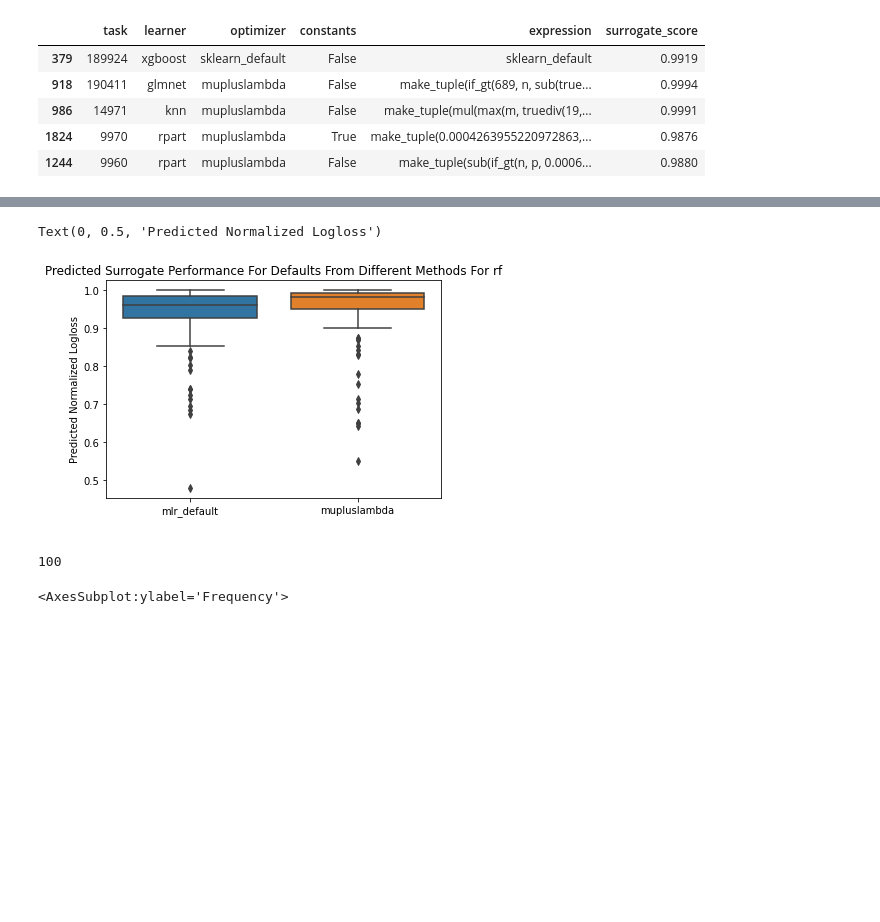
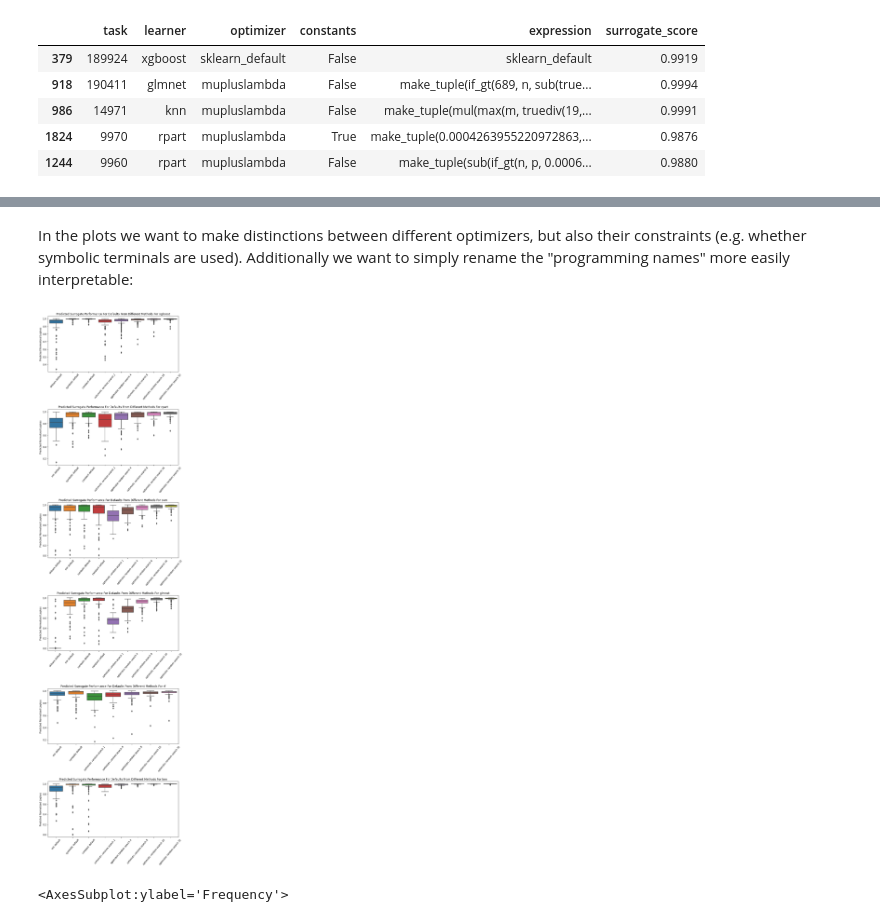
Before and after one commit to PGijsbers/symbolicdefaults, a Jupyter notebook: Figures/Figure 3 - Performance Comparison on Surrogates.ipynb, the cells around one changed output, grey strips where cells are left out. Saved outputs shown, nothing was run; the diff lists cells and outputs as text; code cells hidden in the pictures; blank space fills up the shorter version.

Commit message:
Update files for generating data and figures

```diff
--- a/Figures/Figure 3 - Performance Comparison on Surrogates.ipynb
+++ b/Figures/Figure 3 - Performance Comparison on Surrogates.ipynb
@@ -16,3 +16,6 @@ surrogate_performance.sample(5)
 | 986 | 14971 | knn | mupluslambda | False | make_tuple(mul(max(m, truediv(19,... | 0.9991 |
 | 1824 | 9970 | rpart | mupluslambda | True | make_tuple(0.0004263955220972863,... | 0.9876 |
 | 1244 | 9960 | rpart | mupluslambda | False | make_tuple(sub(if_gt(n, p, 0.0006... | 0.9880 |
+# %%
+opt_random_search = pd.read_csv("optimistic_random_search.csv", sep=';', header=0)
+opt_random_search
@@ -19,15 +36,34 @@ surrogate_performance.sample(5)
+# %%
+all_methods = pd.concat([surrogate_performance, opt_random_search])
+# %% [markdown]
+In the plots we want to make distinctions between different optimizers, but also their constraints (e.g. whether symbolic terminals are used). Additionally we want to simply rename the "programming names" more easily interpretable:
+# %%
+def category_from_row(row):
+    if '_' in row['optimizer']:
+        return row['optimizer'].replace('_', ' ')
+    elif row['optimizer'] == "mupluslambda":
+        if row['constants']:
+            return "constant default"
+        else:
+            return "symbolic default"
+    else:
+        raise ValueError(f"Unknown category for {row}")
+
+all_methods["category"] = all_methods.apply(category_from_row, axis=1)
 # %%
-learner = "rf"
-learner_data = surrogate_performance[surrogate_performance.learner == learner]
-ax = sns.boxplot(data=learner_data, x="optimizer", y="surrogate_score")
+import matplotlib.pyplot as plt
 
-ax.set_title(f"Predicted Surrogate Performance For Defaults From Different Methods For {learner}")
-ax.set_xlabel(" ")
-ax.set_ylabel("Predicted Normalized Logloss")
+fig, axes = plt.subplots(nrows=6, ncols=1, figsize=(9, 34))
+for ax, learner in zip(axes.flatten(), all_methods.learner.unique()):
+    # learner = "svm"
+    learner_data = all_methods[all_methods.learner == learner]
+    sns.boxplot(data=learner_data, x="category", y="surrogate_score", ax=ax)
+
+    ax.set_title(f"Predicted Surrogate Performance For Defaults From Different Methods For {learner}")
+    ax.set_xticklabels(ax.get_xticklabels(), rotation=50)
+    ax.set_xlabel(" ")
+    ax.set_ylabel("Predicted Normalized Logloss")
+
+plt.tight_layout()
 # %% [output]
-Text(0, 0.5, 'Predicted Normalized Logloss')
-[figure, old version]
+[figure, new version]
-# %%
-learner_data[learner_data.optimizer == "sklearn_default"].task.nunique()
-# %% [output]
-100
```
Also changed, not shown: parts of 3 cells of this notebook, 4 other files.
